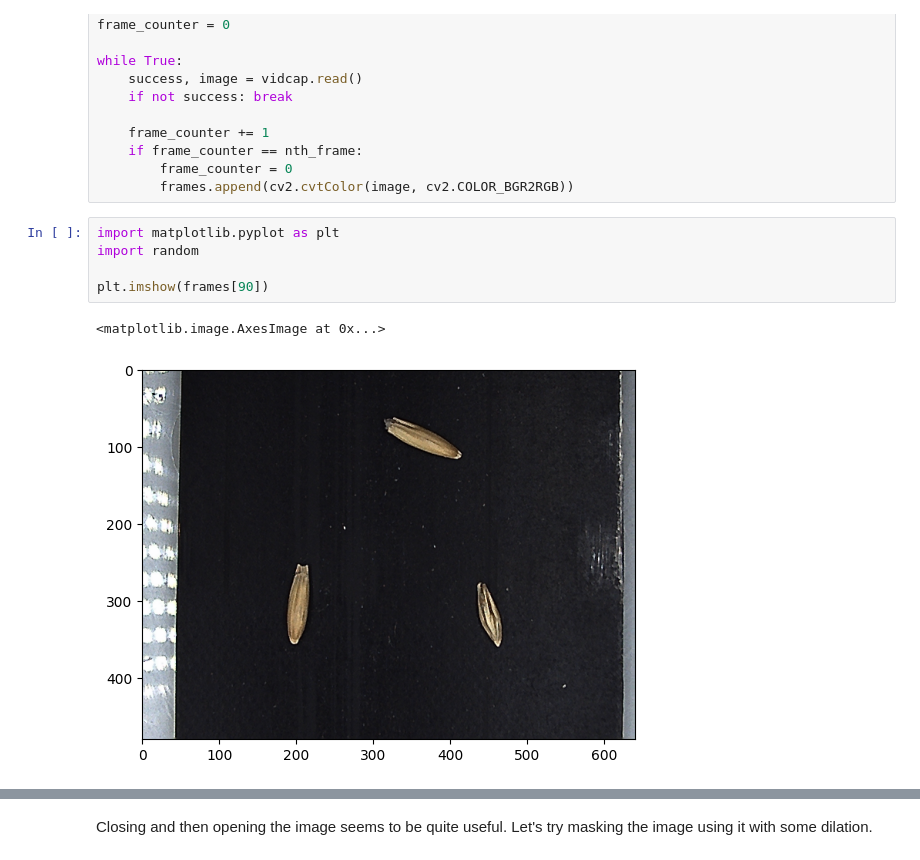
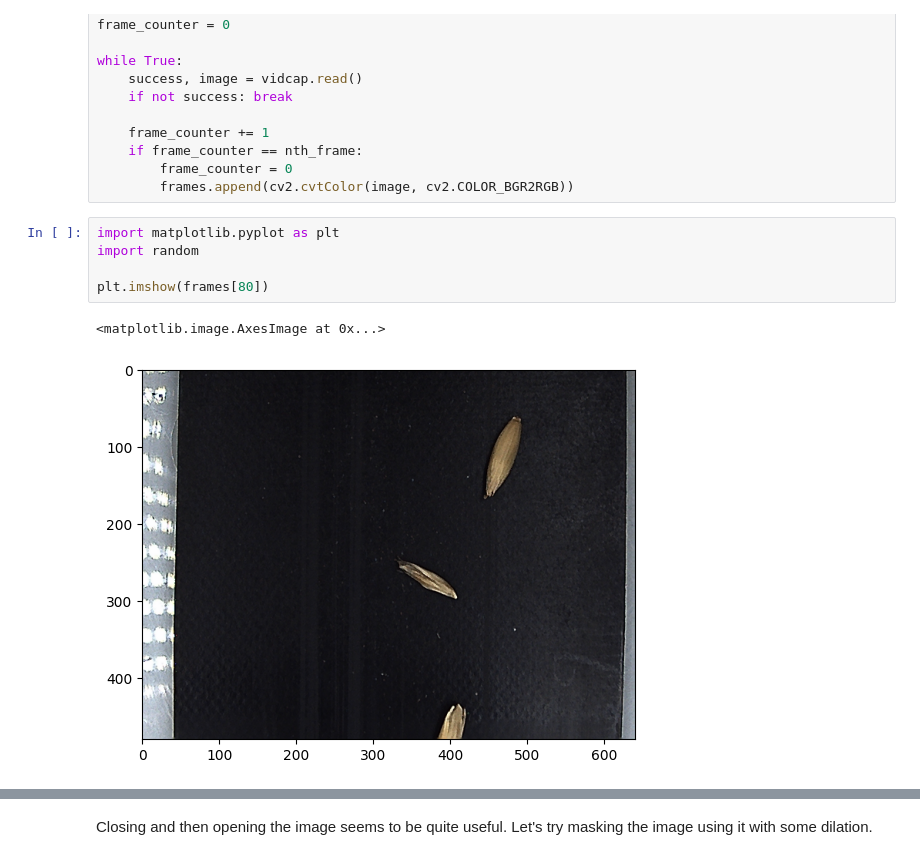
Before and after one commit to MJKagone/Grain-image-classification, a Jupyter notebook: seed_images_from_raw_data.ipynb, the cells around one changed output, grey strips where cells are left out. Drawn from its saved outputs; the diff is of its cells as text.

```diff
--- a/seed_images_from_raw_data.ipynb
+++ b/seed_images_from_raw_data.ipynb
@@ -27,11 +27,11 @@ while True:
 # %%
 import matplotlib.pyplot as plt
 import random
 
-plt.imshow(frames[90])
+plt.imshow(frames[80])
 # %% [output]
 <matplotlib.image.AxesImage at 0x...>
-[figure, old version]
+[figure, new version]
 # %%
 # Crop the image to get rid of the left and right edges
 
```
Also changed, not shown: parts of 7 cells of this notebook, 2 other files.
